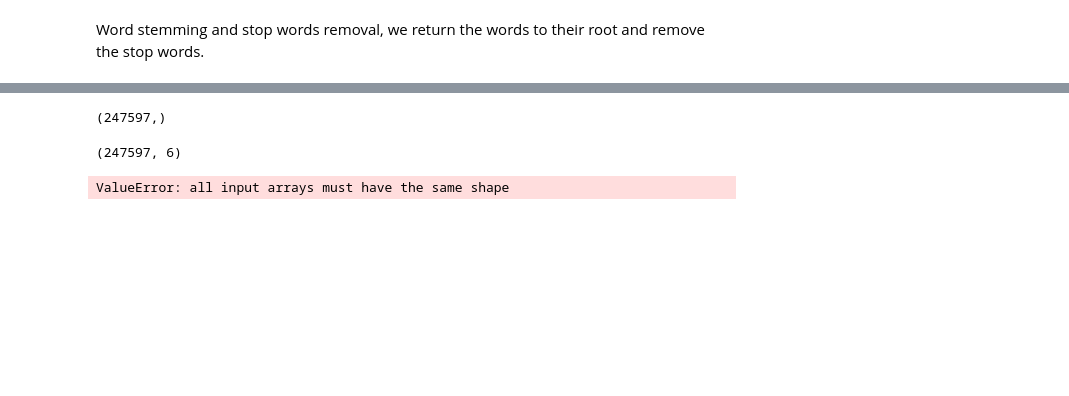
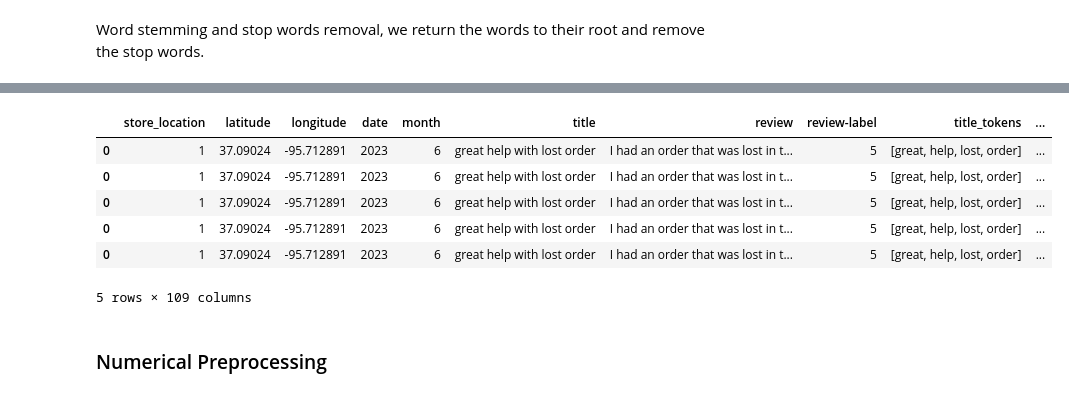
Before and after one commit to mohammedradman1/DSE_Term_Project, a Jupyter notebook: DSE_Term_Project_.ipynb, the cells around one changed output, grey strips where cells are left out. Saved outputs shown, nothing was run; the diff lists cells and outputs as text; code cells hidden in the pictures; blank space fills up the shorter version.

```diff
--- a/DSE_Term_Project_.ipynb
+++ b/DSE_Term_Project_.ipynb
@@ -553,0 +541,8 @@ review_embeddings = embed_doc(processed_text_review, model_review )
+# %%
+# creating a dataframe with 100 columns
+title_temp_df = pd.DataFrame([[ 0 for x in range(0,100)] for z in range(0,1)  ],
+                       columns = ["title_embed_"+ str(x) for x in range(1,101)] )
+
+# temparary dataframe to fill for missing values below
+temp_df1 = pd.DataFrame([[ 0 for x in range(0,100)] for z in range(0,1)  ],
+                       columns = ["title_embed_"+ str(x) for x in range(1,101)] )
@@ -553,0 +555,19 @@ review_embeddings = embed_doc(processed_text_review, model_review )
+# %%
+n= 1
+for i in range( len(title_embeddings)):
+  title_embed_list = []
+
+  if np.shape(title_embeddings[i]) == (100,):
+   title_embed =  np.reshape( title_embeddings[i], (-1,100) ) # convert the shape to (1,100)
+
+   title_embed_list =[[  x for x in title_embed [0] ]]  # convert to 2D list 1 row * 100 column
+   embeding_df_temp = pd.DataFrame( title_embed_list ,
+                          columns = title_temp_df.columns)
+  else:
+    embeding_df_temp = temp_df1
+
+  title_temp_df = pd.concat([title_temp_df, embeding_df_temp]) # Add to temporary dataframe
+
+  n +=1
+  if n>100:
+    break
@@ -554 +601,14 @@ review_embeddings = embed_doc(processed_text_review, model_review )
+# %%
+# viewing the addition of the new data columns
+data.head()
+# %% [output]
+|  | store_location | latitude | longitude | date | month | title | review | review-label | title_tokens | ... |
+| 0 | 1 | 37.09024 | -95.712891 | 2023 | 6 | great help with lost order | I had an order that was lost in t... | 5 | [great, help, lost, order] | ... |
+| 0 | 1 | 37.09024 | -95.712891 | 2023 | 6 | great help with lost order | I had an order that was lost in t... | 5 | [great, help, lost, order] | ... |
+| 0 | 1 | 37.09024 | -95.712891 | 2023 | 6 | great help with lost order | I had an order that was lost in t... | 5 | [great, help, lost, order] | ... |
+| 0 | 1 | 37.09024 | -95.712891 | 2023 | 6 | great help with lost order | I had an order that was lost in t... | 5 | [great, help, lost, order] | ... |
+| 0 | 1 | 37.09024 | -95.712891 | 2023 | 6 | great help with lost order | I had an order that was lost in t... | 5 | [great, help, lost, order] | ... |
+5 rows × 109 columns
+# %% [markdown]
+### Numerical Preprocessing
 # %%
@@ -562,20 +625,0 @@ numerical_data_scaled = scaler.fit_transform(numerical_data)
-# %%
-# transpose the list of embedded titles and review
-# title_embeddings = np.transpose(title_embeddings)
-# review_embeddings = np.transpose(review_embeddings)
-title_embeddings.reshape(-1,1)
-
-title_embeddings.shape
-# %% [output]
-(247597,)
-# %%
-numerical_data_scaled.shape
-# %% [output]
-(247597, 6)
-# %%
-# Combine word embeddings and numerical data
-# combined_data = np.concatenate([title_embeddings, review_embeddings , numerical_data_scaled], axis=1)
-data_combined  = numerical_data_scaled
-data_combined.append(title_embeddings, )
-# %% [output]
-ValueError: all input arrays must have the same shape
```
Also changed, not shown: parts of 35 cells of this notebook.
